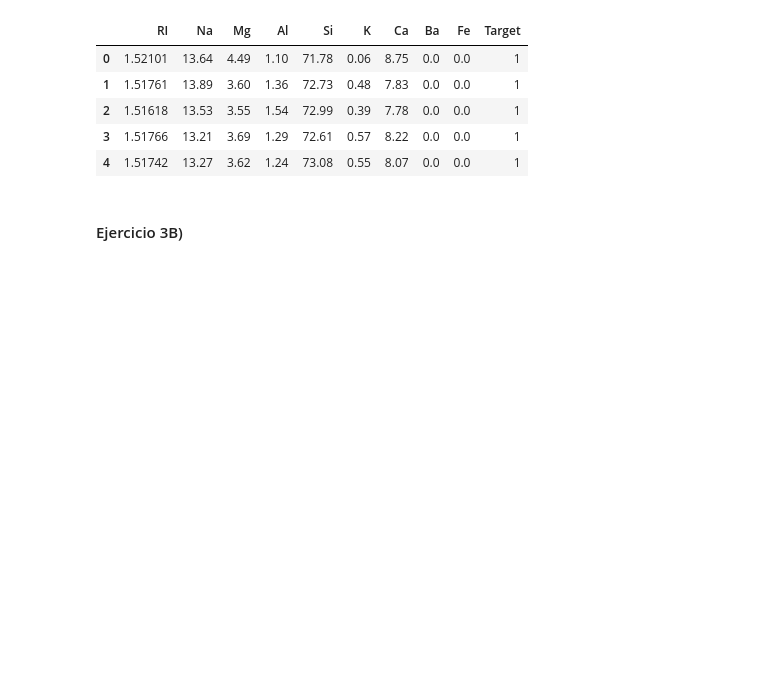
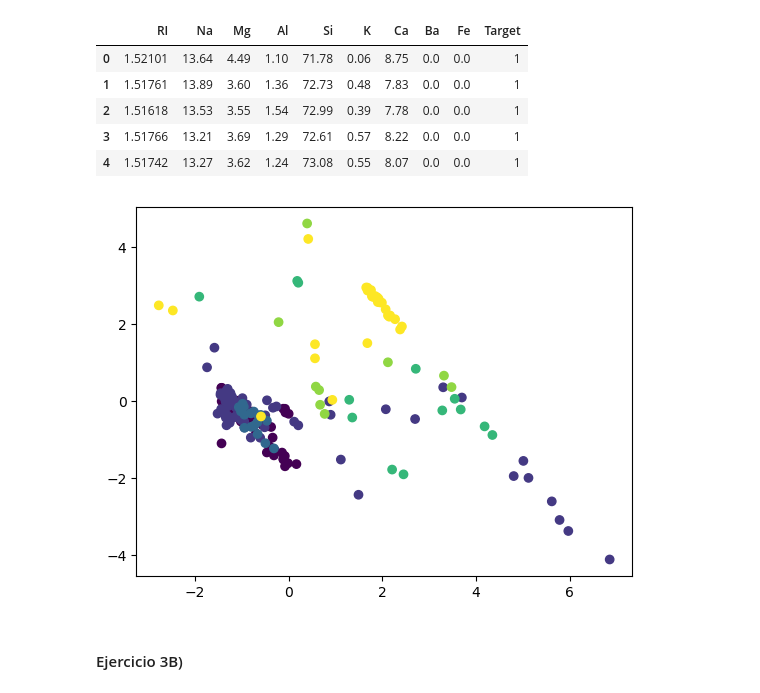
Before and after one commit to Seva41/Tareas_ING560, a Jupyter notebook: clust_v3.ipynb, the cells around one changed output. Saved outputs shown, nothing was run; the diff lists cells and outputs as text; code cells hidden in the pictures; blank space fills up the shorter version.

```diff
--- a/clust_v3.ipynb
+++ b/clust_v3.ipynb
@@ -27,6 +27,18 @@ df.head()
 | 2 | 1.51618 | 13.53 | 3.55 | 1.54 | 72.99 | 0.39 | 7.78 | 0.0 | 0.0 | 1 |
 | 3 | 1.51766 | 13.21 | 3.69 | 1.29 | 72.61 | 0.57 | 8.22 | 0.0 | 0.0 | 1 |
 | 4 | 1.51742 | 13.27 | 3.62 | 1.24 | 73.08 | 0.55 | 8.07 | 0.0 | 0.0 | 1 |
+# %%
+# Aplicar PCA para reducir la dimensionalidad
+from sklearn.decomposition import PCA
+pca = PCA(n_components=2)
+X = pca.fit_transform(X)
+
+# Visualizar los datos
+import matplotlib.pyplot as plt
+plt.scatter(X[:,0], X[:,1], c=y.values.ravel())
+plt.show()
+# %% [output]
+[figure, added]
 # %% [markdown]
 #### Ejercicio 3B)
 # %%
```
Also changed, not shown: parts of 3 cells of this notebook, 4 other files.
